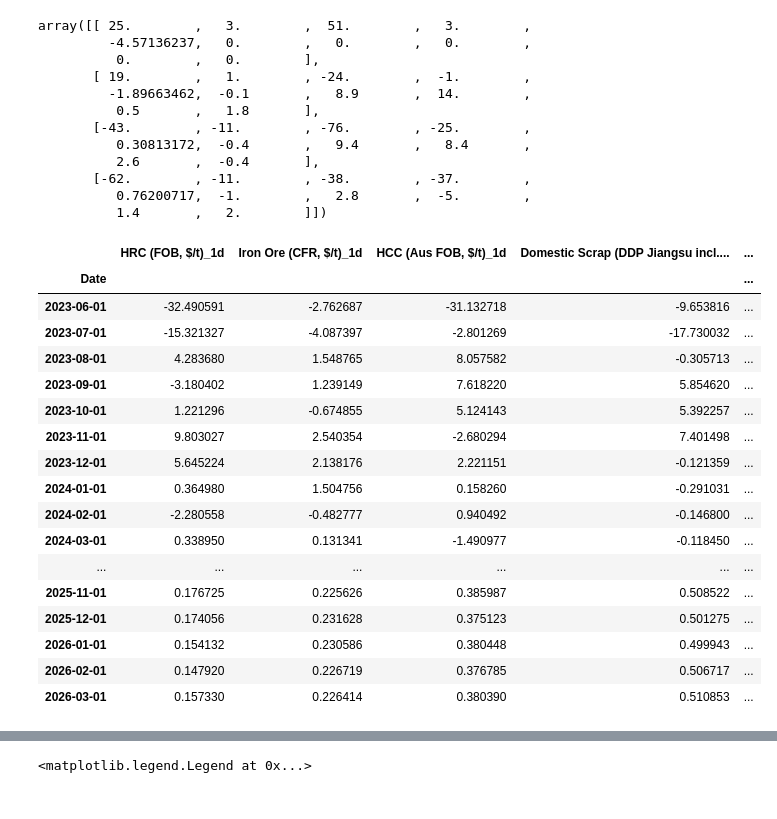
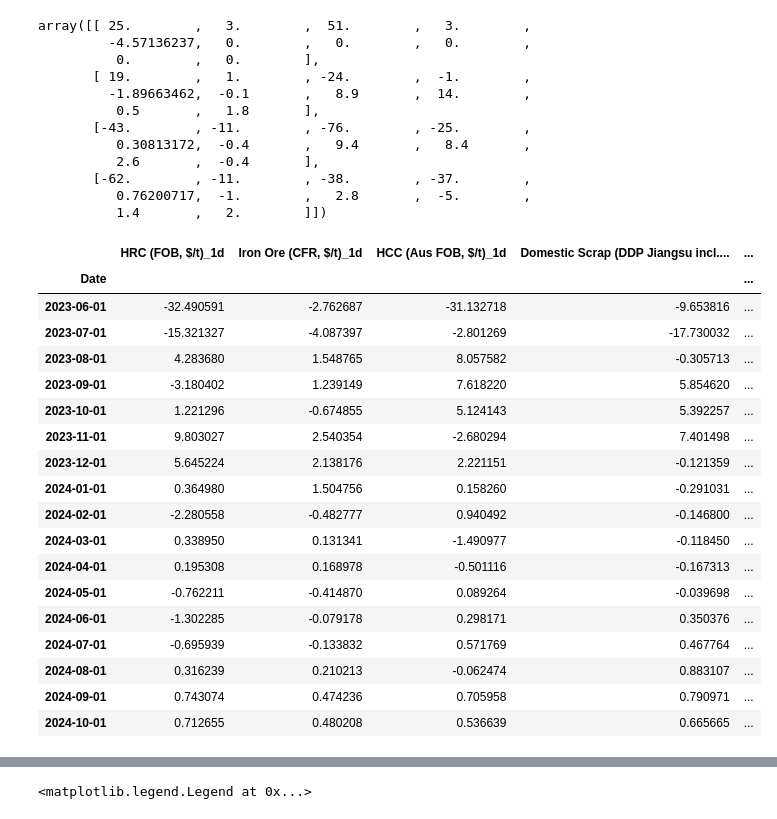
Before and after one commit to nguyenhpnguyen/BT4103-Business-Analytics-Capstone-Project, a Jupyter notebook: notebook/02_var.ipynb, the cells around one changed output, grey strips where cells are left out. Cells and saved outputs as stored; diff of their text form; code cells hidden in the pictures.

```diff
--- a/notebook/02_var.ipynb
+++ b/notebook/02_var.ipynb
@@ -20,16 +19,21 @@ warnings.filterwarnings("ignore")
 # Read csv
 file_path = '../data/final/wo_na.csv'
 df = pd.read_csv(file_path)
+
+df.set_index('Date', inplace=True)
+df.index = pd.to_datetime(df.index)
 # %%
+# After feature selection, these are the shortlisted variables
 list_of_variables = ['Iron Ore (CFR, $/t)', 'HCC (Aus FOB, $/t)',
          'Domestic Scrap (DDP Jiangsu incl. VAT $/t)',
          'Monthly Export of Semis & Finished Steel as % of Production',
          'FAI in urban real estate development (y-o-y) Growth',
          'Automobile Production (y-o-y)', 'Civil Metal-Vessels/Steel Ships (y-o-y)',
          'Household Fridges (y-o-y)', 'Air Conditioner (y-o-y)']
-hrc = ['Date', 'HRC (FOB, $/t)']
+hrc = ['HRC (FOB, $/t)']
 final_cols = hrc + list_of_variables
 
-df = df[final_cols]
-df.head()
+final_df = df.copy()
+final_df = final_df[final_cols]
+final_df.head()
 # %% [output]
@@ -42,5 +46,0 @@ df.head()
-# %%
-final_df = df.copy()
-final_df.set_index('Date', inplace=True)
-
-final_df.head()
@@ -153,31 +138,32 @@ array([[ 25.        ,   3.        ,  51.        ,   3.        ,
           0.76200717,  -1.        ,   2.8       ,  -5.        ,
           1.4       ,   2.        ]])
 # %%
-# Forecast the following 12 periods (length of test set)
-fc = model_fitted.forecast(y=forecast_input, steps=34)
-fc_period = pd.date_range(start='6/1/2023', end='3/1/2026', freq='MS')
+# Forecast the following _ periods
+fc = model_fitted.forecast(y=forecast_input, steps=17)
+fc_period = pd.date_range(start=final_df_test.index[0], periods=17, freq='MS')
 df_forecast = pd.DataFrame(fc, index=fc_period, columns=final_df_test.columns + '_1d')
 df_forecast.index.name = 'Date'
 df_forecast
 # %% [output]
 |  | HRC (FOB, $/t)_1d | Iron Ore (CFR, $/t)_1d | HCC (Aus FOB, $/t)_1d | Domestic Scrap (DDP Jiangsu incl.... | ... |
 | Date |  |  |  |  | ... |
 | 2023-06-01 | -32.490591 | -2.762687 | -31.132718 | -9.653816 | ... |
 | 2023-07-01 | -15.321327 | -4.087397 | -2.801269 | -17.730032 | ... |
 | 2023-08-01 | 4.283680 | 1.548765 | 8.057582 | -0.305713 | ... |
 | 2023-09-01 | -3.180402 | 1.239149 | 7.618220 | 5.854620 | ... |
 | 2023-10-01 | 1.221296 | -0.674855 | 5.124143 | 5.392257 | ... |
 | 2023-11-01 | 9.803027 | 2.540354 | -2.680294 | 7.401498 | ... |
 | 2023-12-01 | 5.645224 | 2.138176 | 2.221151 | -0.121359 | ... |
 | 2024-01-01 | 0.364980 | 1.504756 | 0.158260 | -0.291031 | ... |
 | 2024-02-01 | -2.280558 | -0.482777 | 0.940492 | -0.146800 | ... |
 | 2024-03-01 | 0.338950 | 0.131341 | -1.490977 | -0.118450 | ... |
-| ... | ... | ... | ... | ... | ... |
-| 2025-11-01 | 0.176725 | 0.225626 | 0.385987 | 0.508522 | ... |
-| 2025-12-01 | 0.174056 | 0.231628 | 0.375123 | 0.501275 | ... |
-| 2026-01-01 | 0.154132 | 0.230586 | 0.380448 | 0.499943 | ... |
-| 2026-02-01 | 0.147920 | 0.226719 | 0.376785 | 0.506717 | ... |
-| 2026-03-01 | 0.157330 | 0.226414 | 0.380390 | 0.510853 | ... |
+| 2024-04-01 | 0.195308 | 0.168978 | -0.501116 | -0.167313 | ... |
+| 2024-05-01 | -0.762211 | -0.414870 | 0.089264 | -0.039698 | ... |
+| 2024-06-01 | -1.302285 | -0.079178 | 0.298171 | 0.350376 | ... |
+| 2024-07-01 | -0.695939 | -0.133832 | 0.571769 | 0.467764 | ... |
+| 2024-08-01 | 0.316239 | 0.210213 | -0.062474 | 0.883107 | ... |
+| 2024-09-01 | 0.743074 | 0.474236 | 0.705958 | 0.790971 | ... |
+| 2024-10-01 | 0.712655 | 0.480208 | 0.536639 | 0.665665 | ... |
 # %%
 # De-difference forecasted results
 def invert_transformation(df_train, df_forecast):
```
Also changed, not shown: parts of 25 cells of this notebook, 6 other files.
